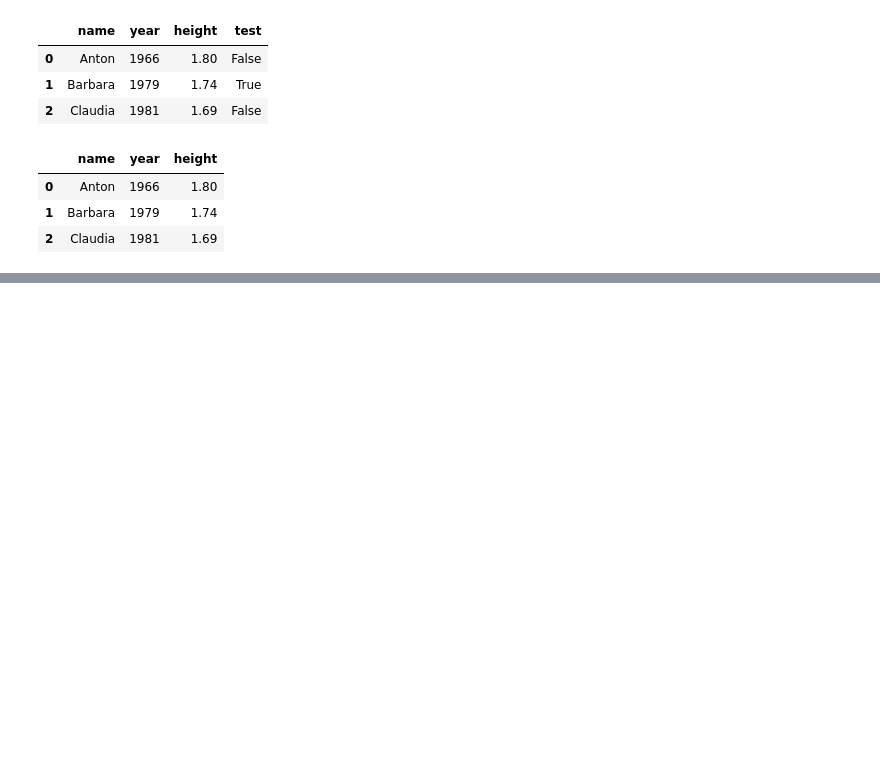
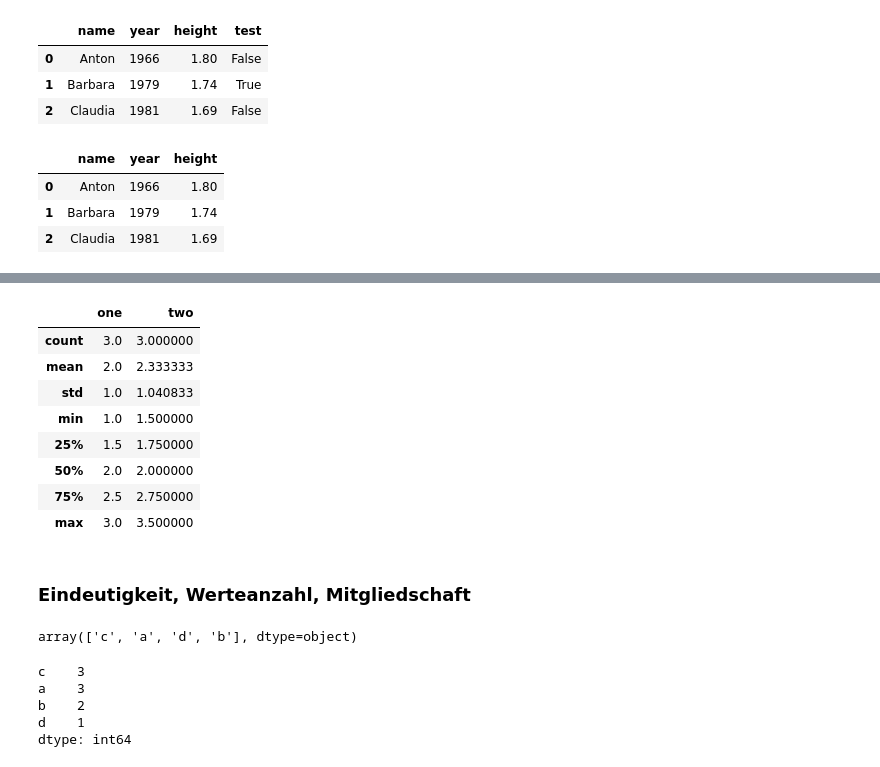
Before and after one commit to juergmannes/python_playground, a Jupyter notebook: pandas.ipynb, the cells around one changed output, grey strips where cells are left out. Saved outputs shown, nothing was run; the diff lists cells and outputs as text; code cells hidden in the pictures; blank space fills up the shorter version.

```diff
--- a/pandas.ipynb
+++ b/pandas.ipynb
@@ -285,0 +521,3 @@ frame
+# %%
+df = pd.DataFrame([[2.0,np.nan],[3.0,1.5],[np.nan,3.5],[1.0,2.0]],index=['a','b','c','d'],columns=['one','two'])
+df
@@ -285,0 +558,27 @@ frame
+# %%
+df.describe()
+# %% [output]
+|  | one | two |
+| count | 3.0 | 3.000000 |
+| mean | 2.0 | 2.333333 |
+| std | 1.0 | 1.040833 |
+| min | 1.0 | 1.500000 |
+| 25% | 1.5 | 1.750000 |
+| 50% | 2.0 | 2.000000 |
+| 75% | 2.5 | 2.750000 |
+| max | 3.0 | 3.500000 |
+# %% [markdown]
+### Eindeutigkeit, Werteanzahl, Mitgliedschaft
+# %%
+obj = pd.Series(['c','a','d','a','a','b','b','c','c'])
+obj.unique()
+# %% [output]
+array(['c', 'a', 'd', 'b'], dtype=object)
+# %%
+obj.value_counts()
+# %% [output]
+c    3
+a    3
+b    2
+d    1
+dtype: int64
```
Also changed, not shown: parts of 45 cells of this notebook.
